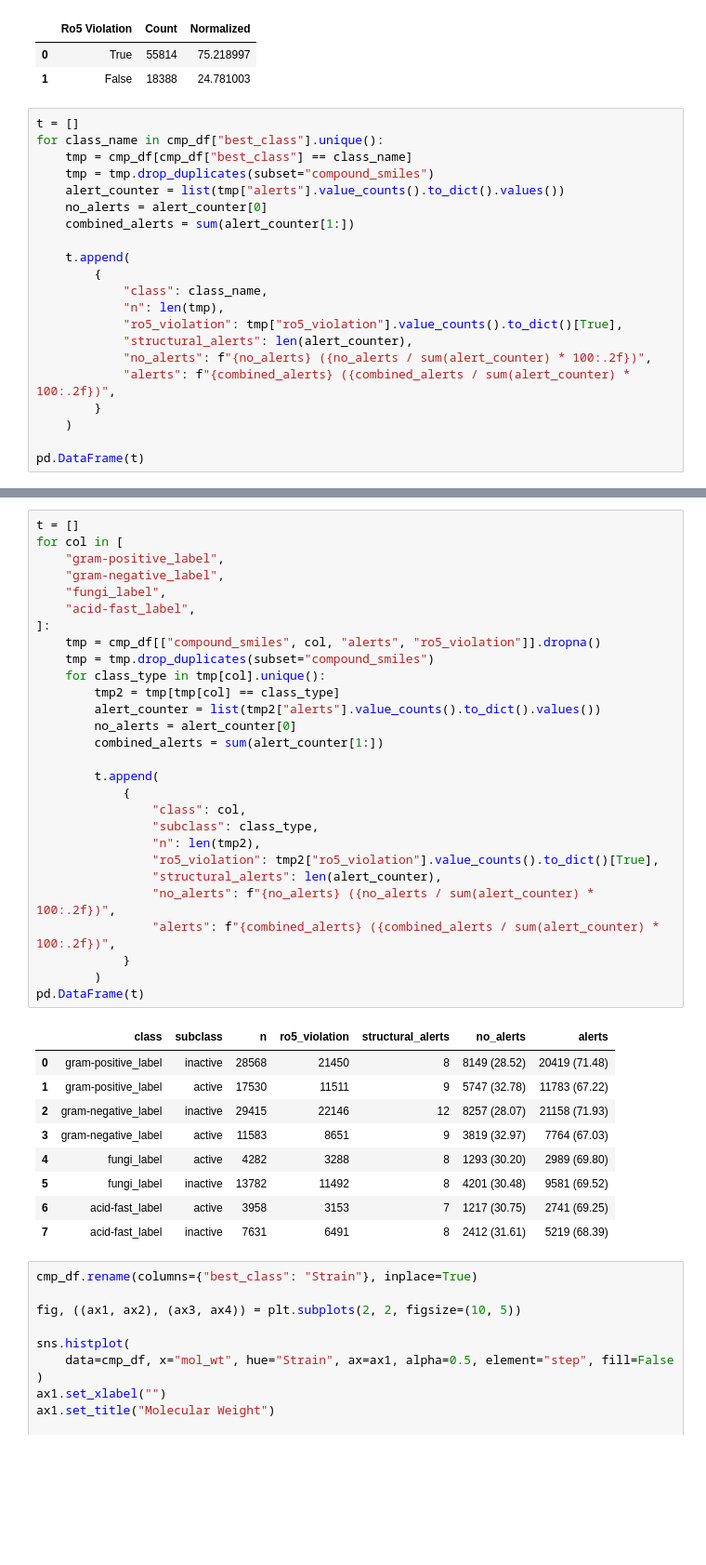
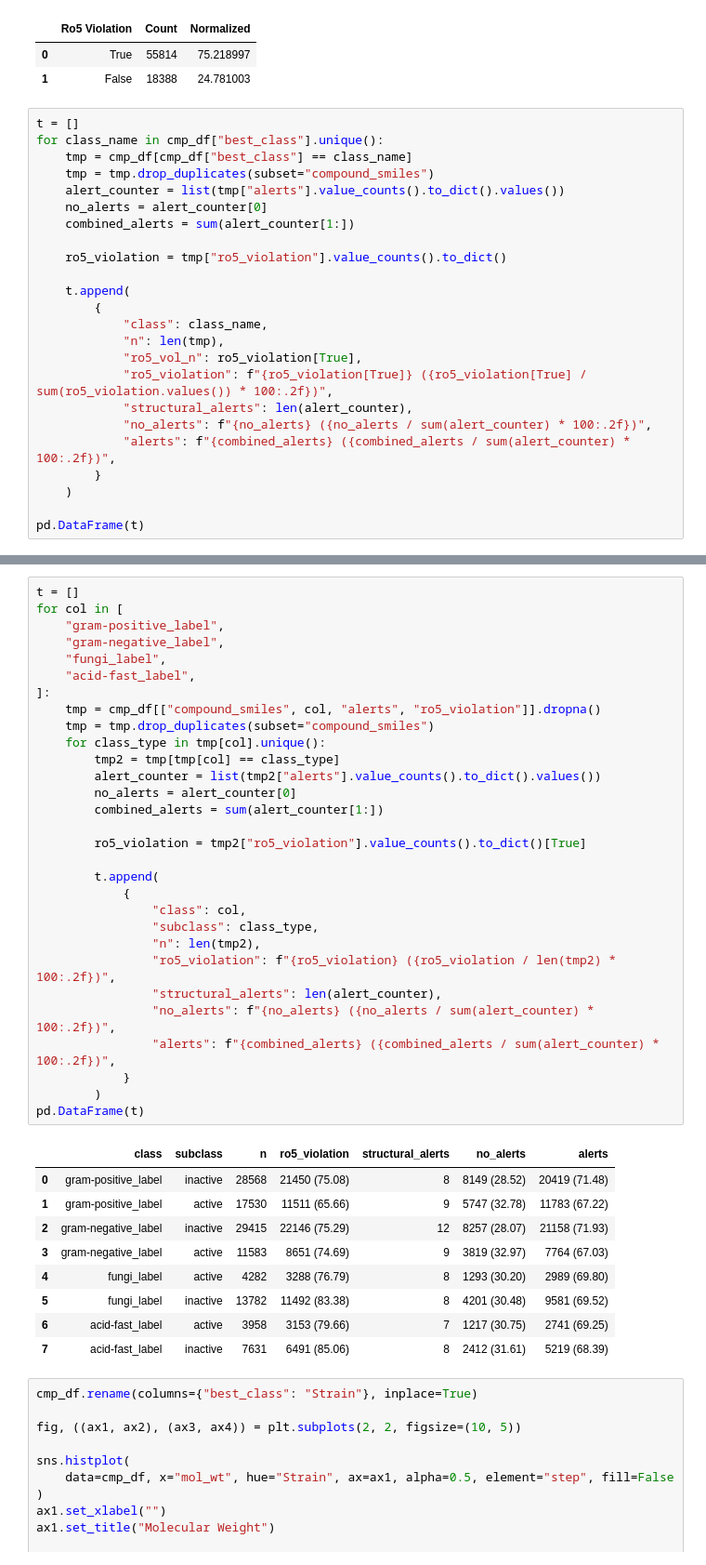
Before and after one commit to IMI-COMBINE/broad_spectrum_prediction, a Jupyter notebook: src/4_2_chem_class_analysis.ipynb, the cells around one changed output, grey strips where cells are left out. Shown at 93% size. Cells and saved outputs as stored; diff of their text form; blank space fills up the shorter version.

```diff
--- a/src/4_2_chem_class_analysis.ipynb
+++ b/src/4_2_chem_class_analysis.ipynb
@@ -98,11 +98,14 @@ for class_name in cmp_df["best_class"].unique():
     no_alerts = alert_counter[0]
     combined_alerts = sum(alert_counter[1:])
 
+    ro5_violation = tmp["ro5_violation"].value_counts().to_dict()
+
     t.append(
         {
             "class": class_name,
             "n": len(tmp),
-            "ro5_violation": tmp["ro5_violation"].value_counts().to_dict()[True],
+            "ro5_vol_n": ro5_violation[True],
+            "ro5_violation": f"{ro5_violation[True]} ({ro5_violation[True] / sum(ro5_violation.values()) * 100:.2f})",
             "structural_alerts": len(alert_counter),
             "no_alerts": f"{no_alerts} ({no_alerts / sum(alert_counter) * 100:.2f})",
             "alerts": f"{combined_alerts} ({combined_alerts / sum(alert_counter) * 100:.2f})",
@@ -131,41 +134,43 @@ plt.show()
 # %%
 t = []
 for col in [
     "gram-positive_label",
     "gram-negative_label",
     "fungi_label",
     "acid-fast_label",
 ]:
     tmp = cmp_df[["compound_smiles", col, "alerts", "ro5_violation"]].dropna()
     tmp = tmp.drop_duplicates(subset="compound_smiles")
     for class_type in tmp[col].unique():
         tmp2 = tmp[tmp[col] == class_type]
         alert_counter = list(tmp2["alerts"].value_counts().to_dict().values())
         no_alerts = alert_counter[0]
         combined_alerts = sum(alert_counter[1:])
 
+        ro5_violation = tmp2["ro5_violation"].value_counts().to_dict()[True]
+
         t.append(
             {
                 "class": col,
                 "subclass": class_type,
                 "n": len(tmp2),
-                "ro5_violation": tmp2["ro5_violation"].value_counts().to_dict()[True],
+                "ro5_violation": f"{ro5_violation} ({ro5_violation / len(tmp2) * 100:.2f})",
                 "structural_alerts": len(alert_counter),
                 "no_alerts": f"{no_alerts} ({no_alerts / sum(alert_counter) * 100:.2f})",
                 "alerts": f"{combined_alerts} ({combined_alerts / sum(alert_counter) * 100:.2f})",
             }
         )
 pd.DataFrame(t)
 # %% [output]
 |  | class | subclass | n | ro5_violation | structural_alerts | no_alerts | alerts |
-| 0 | gram-positive_label | inactive | 28568 | 21450 | 8 | 8149 (28.52) | 20419 (71.48) |
-| 1 | gram-positive_label | active | 17530 | 11511 | 9 | 5747 (32.78) | 11783 (67.22) |
-| 2 | gram-negative_label | inactive | 29415 | 22146 | 12 | 8257 (28.07) | 21158 (71.93) |
-| 3 | gram-negative_label | active | 11583 | 8651 | 9 | 3819 (32.97) | 7764 (67.03) |
-| 4 | fungi_label | active | 4282 | 3288 | 8 | 1293 (30.20) | 2989 (69.80) |
-| 5 | fungi_label | inactive | 13782 | 11492 | 8 | 4201 (30.48) | 9581 (69.52) |
-| 6 | acid-fast_label | active | 3958 | 3153 | 7 | 1217 (30.75) | 2741 (69.25) |
-| 7 | acid-fast_label | inactive | 7631 | 6491 | 8 | 2412 (31.61) | 5219 (68.39) |
+| 0 | gram-positive_label | inactive | 28568 | 21450 (75.08) | 8 | 8149 (28.52) | 20419 (71.48) |
+| 1 | gram-positive_label | active | 17530 | 11511 (65.66) | 9 | 5747 (32.78) | 11783 (67.22) |
+| 2 | gram-negative_label | inactive | 29415 | 22146 (75.29) | 12 | 8257 (28.07) | 21158 (71.93) |
+| 3 | gram-negative_label | active | 11583 | 8651 (74.69) | 9 | 3819 (32.97) | 7764 (67.03) |
+| 4 | fungi_label | active | 4282 | 3288 (76.79) | 8 | 1293 (30.20) | 2989 (69.80) |
+| 5 | fungi_label | inactive | 13782 | 11492 (83.38) | 8 | 4201 (30.48) | 9581 (69.52) |
+| 6 | acid-fast_label | active | 3958 | 3153 (79.66) | 7 | 1217 (30.75) | 2741 (69.25) |
+| 7 | acid-fast_label | inactive | 7631 | 6491 (85.06) | 8 | 2412 (31.61) | 5219 (68.39) |
 # %%
 cmp_df.rename(columns={"best_class": "Strain"}, inplace=True)
 
```
Also changed, not shown: parts of 18 cells of this notebook, 2 other files.
